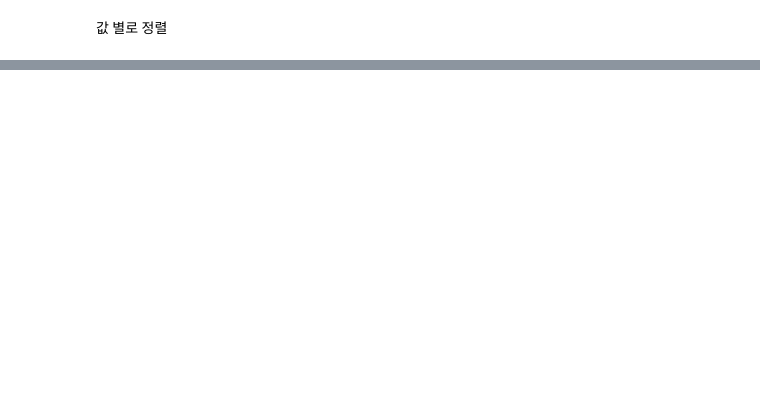
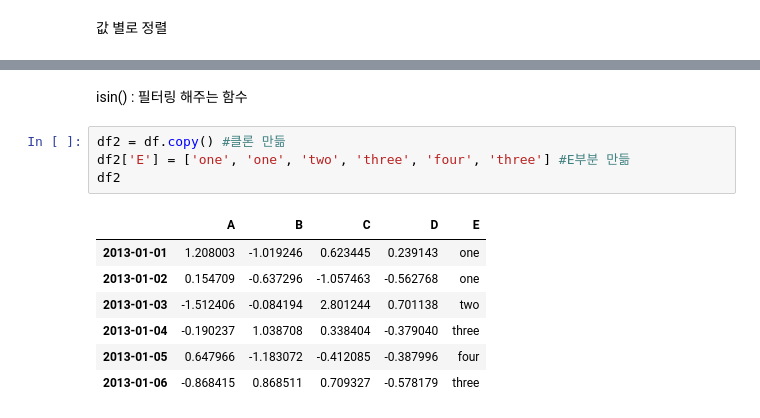
Before and after one commit to KangSikWoo/AIphoria-SelfStudy, a Jupyter notebook: ai_1/pandas.ipynb, the cells around one changed output, grey strips where cells are left out. Cells and saved outputs as stored; diff of their text form; blank space fills up the shorter version.

```diff
--- a/ai_1/pandas.ipynb
+++ b/ai_1/pandas.ipynb
@@ -177,0 +354,14 @@ df.sort_values(by='B', ascending=False) #B를 기준으로 정렬
+# %% [markdown]
+isin() : 필터링 해주는 함수
+# %%
+df2 = df.copy() #클론 만듦
+df2['E'] = ['one', 'one', 'two', 'three', 'four', 'three'] #E부분 만듦
+df2
+# %% [output]
+|  | A | B | C | D | E |
+| 2013-01-01 | 1.208003 | -1.019246 | 0.623445 | 0.239143 | one |
+| 2013-01-02 | 0.154709 | -0.637296 | -1.057463 | -0.562768 | one |
+| 2013-01-03 | -1.512406 | -0.084194 | 2.801244 | 0.701138 | two |
+| 2013-01-04 | -0.190237 | 1.038708 | 0.338404 | -0.379040 | three |
+| 2013-01-05 | 0.647966 | -1.183072 | -0.412085 | -0.387996 | four |
+| 2013-01-06 | -0.868415 | 0.868511 | 0.709327 | -0.578179 | three |
```
Also changed, not shown: parts of 50 cells of this notebook.
